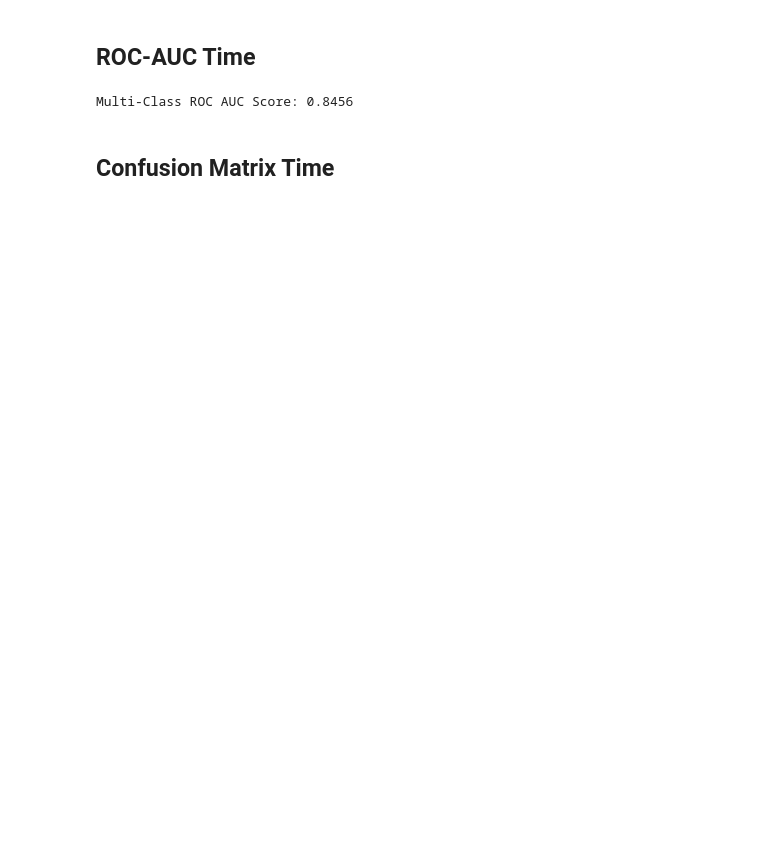
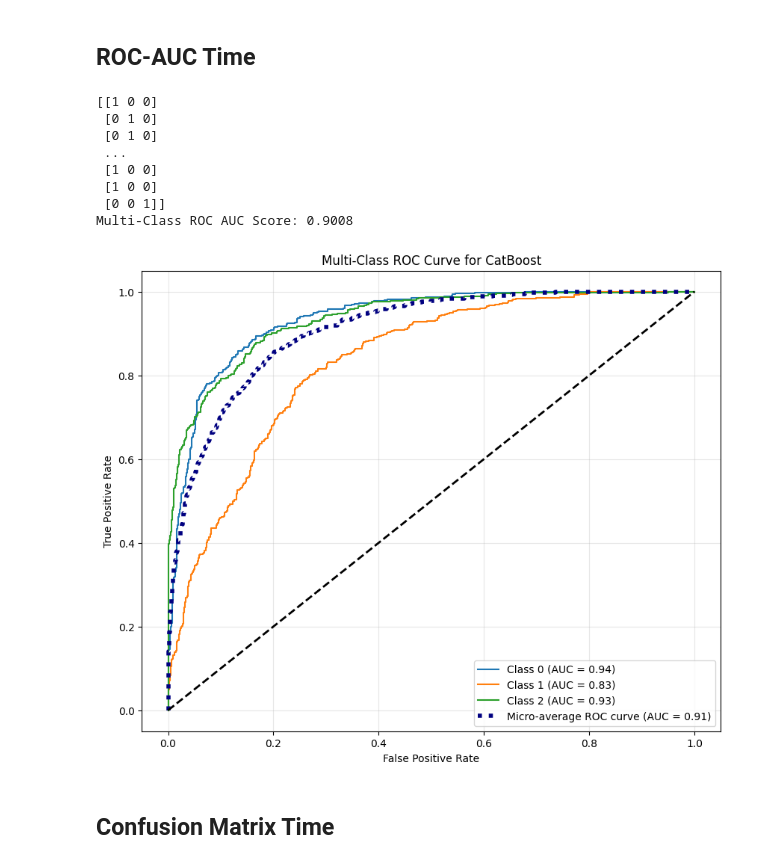
Before and after one commit to abhishekmahajan98/rent-raja, a Jupyter notebook: model-training-utkarsh/train.ipynb, the cells around one changed output. Saved outputs shown, nothing was run; the diff lists cells and outputs as text; code cells hidden in the pictures; blank space fills up the shorter version.

```diff
--- a/model-training-utkarsh/train.ipynb
+++ b/model-training-utkarsh/train.ipynb
@@ -282,13 +270,66 @@ y_pred_proba = fin_model.predict_proba(X_test)
 
 # Binarize the output labels for multi-class AUC
 # Converts y_test to a binary matrix of shape (n_samples, n_classes)
-y_test_binarized = label_binarize(y_test, classes=[x+1 for x in range(num_buckets)])  # Adjust classes as per your dataset
+y_test_binarized = label_binarize(y_test, classes=[x for x in range(num_buckets)])  # Adjust classes as per your dataset
+
+print(y_test_binarized)
 
 # Compute the multi-class ROC AUC score
 roc_auc = roc_auc_score(y_test_binarized, y_pred_proba, multi_class="ovo")  # "ovo" is another option
 print(f"Multi-Class ROC AUC Score: {roc_auc:.4f}")
 # %% [output]
-Multi-Class ROC AUC Score: 0.8456
+[[1 0 0]
+ [0 1 0]
+ [0 1 0]
+ ...
+ [1 0 0]
+ [1 0 0]
+ [0 0 1]]
+Multi-Class ROC AUC Score: 0.9008
+# %%
+# Get predicted probabilities for all classes
+y_pred_proba = fin_model.predict_proba(X_test)
+
+# Binarize the output labels for multi-class AUC
+y_test_binarized = label_binarize(y_test, classes=[x for x in range(num_buckets)])  # Adjust classes as per your dataset
+
+# Initialize variables for the ROC curves
+fpr = {}
+tpr = {}
+roc_auc = {}
+
+# Compute ROC curve and AUC for each class
+for i in range(num_buckets):
+    fpr[i], tpr[i], _ = roc_curve(y_test_binarized[:, i], y_pred_proba[:, i])
+    roc_auc[i] = auc(fpr[i], tpr[i])
+
+# Compute micro-average ROC curve and AUC
+
+fpr["micro"], tpr["micro"], _ = roc_curve(y_test_binarized.ravel(), y_pred_proba.ravel())
+roc_auc["micro"] = auc(fpr["micro"], tpr["micro"])
+
+# Plot all ROC curves
+plt.figure(figsize=(10, 8))
+for i in range(num_buckets):
+    plt.plot(fpr[i], tpr[i], label=f"Class {i} (AUC = {roc_auc[i]:.2f})")
+
+# Plot micro-average ROC curve
+plt.plot(fpr["micro"], tpr["micro"],
+         label=f"Micro-average ROC curve (AUC = {roc_auc['micro']:.2f})",
+         color='navy', linestyle=':', linewidth=4)
+
+# Plot diagonal line for random chance
+plt.plot([0, 1], [0, 1], "k--", linewidth=2)
+
+# Add plot details
+plt.title("Multi-Class ROC Curve for CatBoost")
+plt.xlabel("False Positive Rate")
+plt.ylabel("True Positive Rate")
+plt.legend(loc="lower right")
+plt.grid(alpha=0.3)
+plt.show()
+# %% [output]
+[figure, added]
 # %% [markdown]
 ## Confusion Matrix Time
 # %%
```
Also changed, not shown: parts of 18 cells of this notebook, 23 other files.
